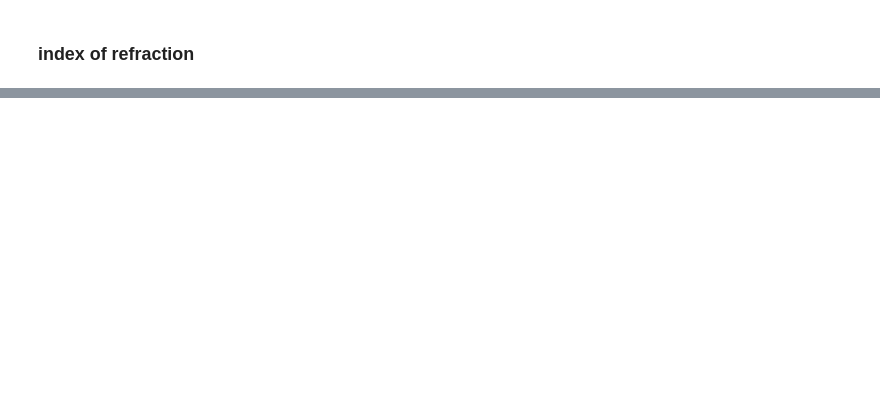
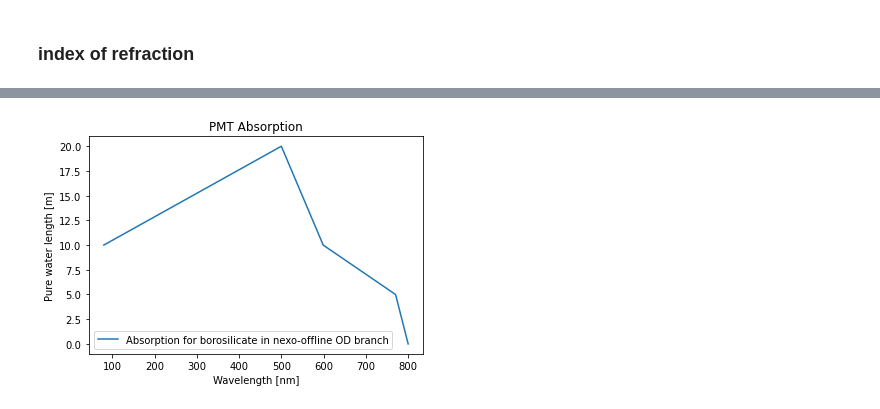
Before and after one commit to eklem1/OD_work, a Jupyter notebook: OpticsGraphs.ipynb, the cells around one changed output, grey strips where cells are left out. Drawn from its saved outputs; the diff is of its cells as text; code cells hidden in the pictures; blank space fills up the shorter version.

```diff
--- a/OpticsGraphs.ipynb
+++ b/OpticsGraphs.ipynb
@@ -109,0 +142,33 @@ plt.show()
+# %%
+"""
+Define borosilicate optical properties
+Pyrex, according to DB XML files  //Taken from Daya Bay DDDB/materials/pyrex.xml
+"""
+mm = 1
+
+pyrexEnergies = np.array([1.55*eV, 1.61*eV, 2.07*eV, 2.48*eV, 15.5*eV])
+pyrexRindex = np.array([1.458, 1.458, 1.458, 1.458, 1.458])
+pyrexAbsorption = np.array([0.1E-3*mm, 0.5E3*mm, 1.0E3*mm, 2.0E3*mm, 1.0E3*mm]);
+
+"""
+Define Bialkali optical properties for PMT photocathode - Data from Daya Bay collaboration sims
+"""
+BialkaliEnergy = np.array([1.55*eV, 15.5*eV ])
+BialkaliRefractiveIndex = np.array([2.9,  2.9])
+BialkaliImaginaryindex = np.array([1.6, 1.6])
+# %%
+plt.plot(eVtoWavelength(pyrexEnergies), pyrexAbsorption/100, label="Absorption for borosilicate in nexo-offline OD branch") #not really sure why these two are offset
+
+# plt.plot(eVtoWavelength(BialkaliEnergy), BialkaliImaginaryindex/100, label="Absorption in nexo-offline OD branch") #not really sure why these two are offset
+
+plt.xlabel("Wavelength [nm]")
+plt.ylabel("Pure water length [m]")
+plt.title("PMT Absorption")
+
+# plt.xlim(250, 550)
+# plt.ylim(0, 400)
+
+plt.legend()
+plt.show()
+# %% [output]
+[figure, added]
```
Also changed, not shown: parts of 13 cells of this notebook, 4 other files.
